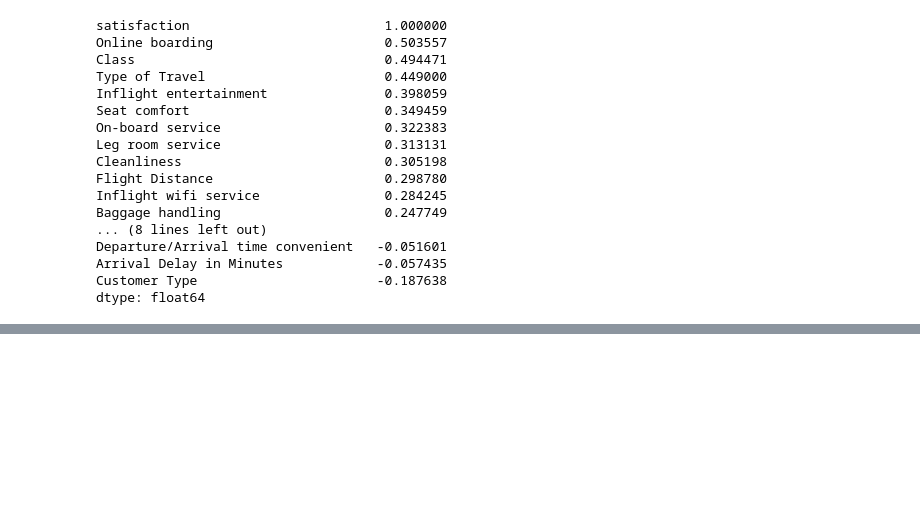
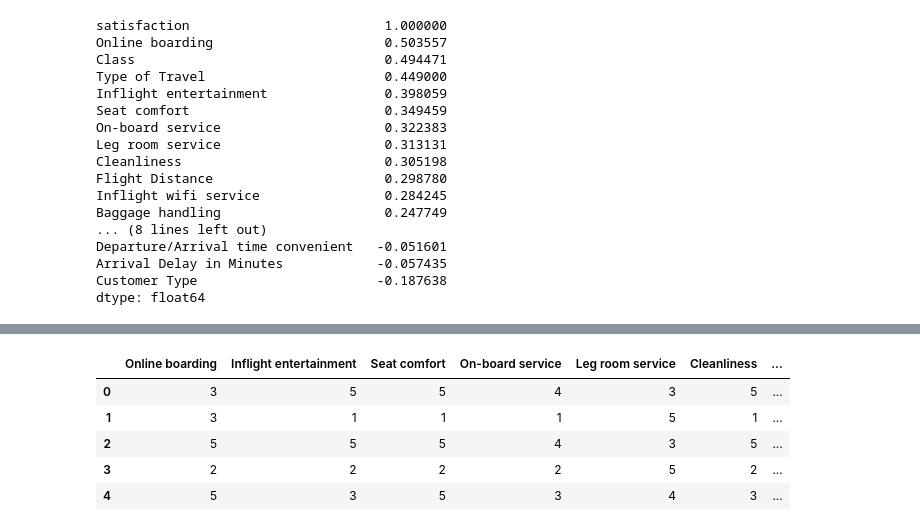
Before and after one commit to LYS312/Airline-Passenger-Satisfaction, a Jupyter notebook: passengers/airplane.ipynb, the cells around one changed output, grey strips where cells are left out. Cells and saved outputs as stored; diff of their text form; code cells hidden in the pictures; blank space fills up the shorter version.

```diff
--- a/passengers/airplane.ipynb
+++ b/passengers/airplane.ipynb
@@ -316,0 +340,9 @@ dtype: float64
+# %%
+df2.head(5)
+# %% [output]
+|  | Online boarding | Inflight entertainment | Seat comfort | On-board service | Leg room service | Cleanliness | ... |
+| 0 | 3 | 5 | 5 | 4 | 3 | 5 | ... |
+| 1 | 3 | 1 | 1 | 1 | 5 | 1 | ... |
+| 2 | 5 | 5 | 5 | 4 | 3 | 5 | ... |
+| 3 | 2 | 2 | 2 | 2 | 5 | 2 | ... |
+| 4 | 5 | 3 | 5 | 3 | 4 | 3 | ... |
```
Also changed, not shown: parts of 25 cells of this notebook.
